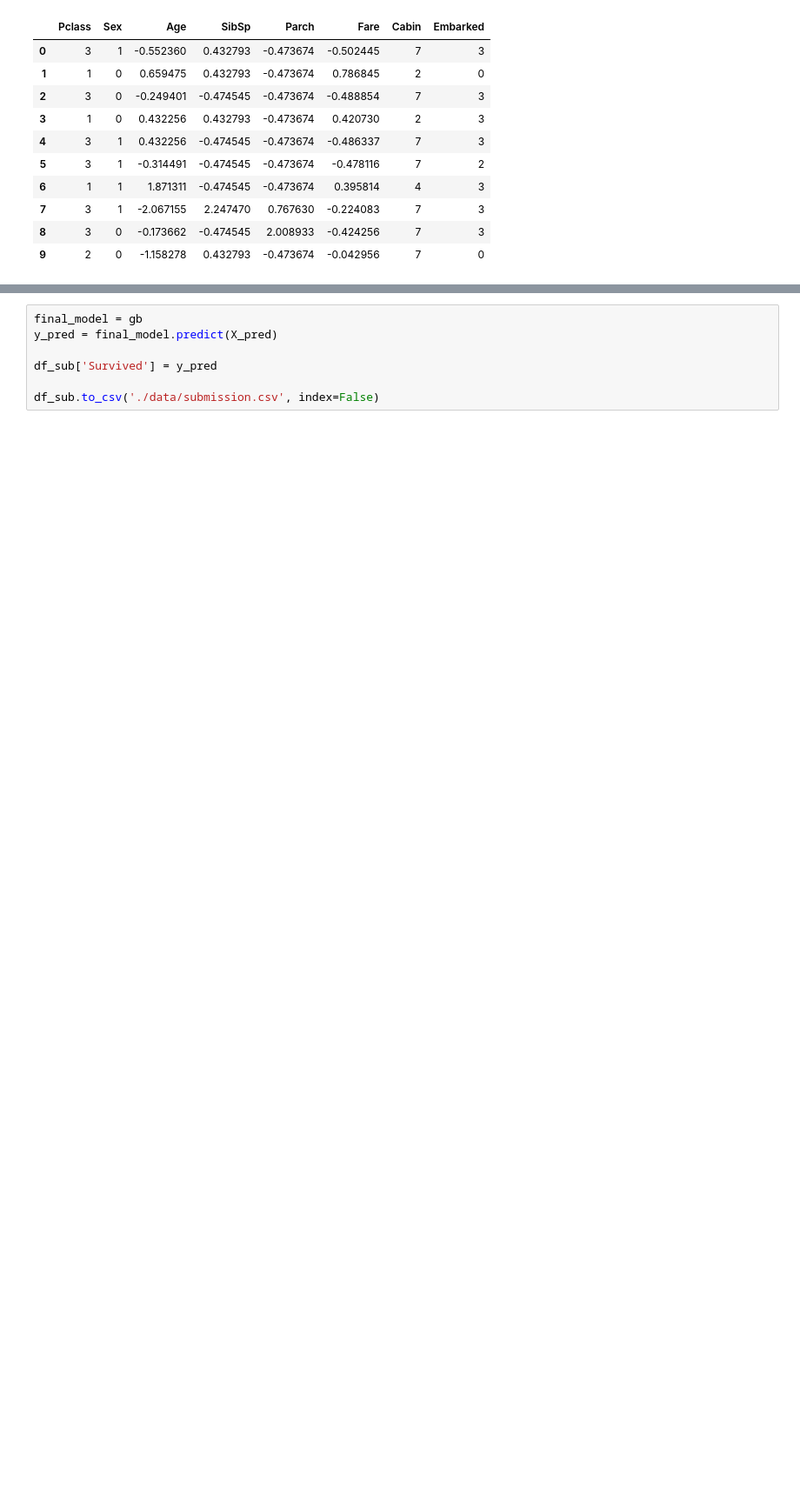
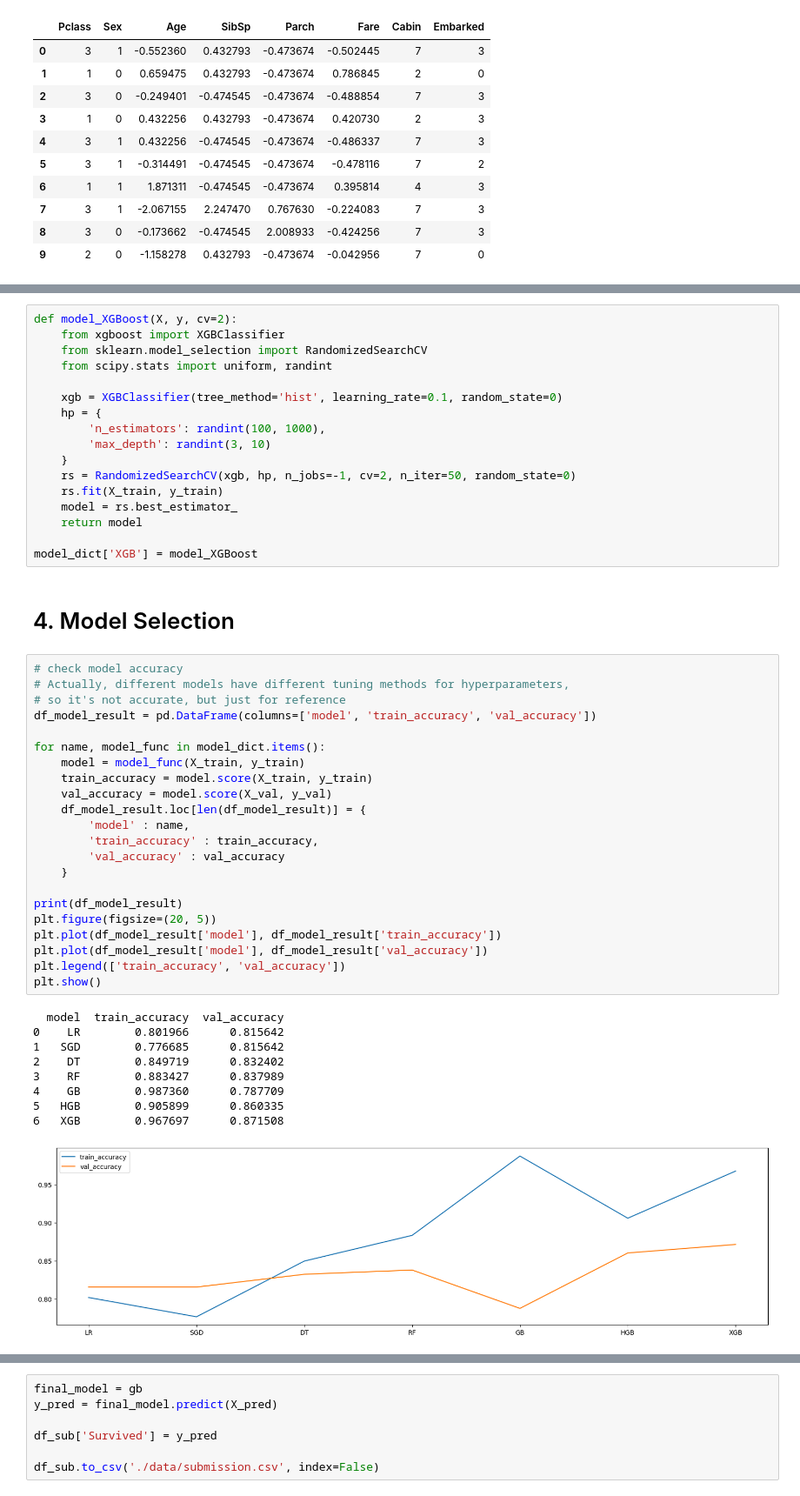
Before and after one commit to AndaCondaa/AI_Study, a Jupyter notebook: Competition/Titanic/Titanic.ipynb, the cells around one changed output, grey strips where cells are left out. Shown: that part at 87% size. Drawn from its saved outputs; the diff is of its cells as text; blank space fills up the shorter version.

```diff
--- a/Competition/Titanic/Titanic.ipynb
+++ b/Competition/Titanic/Titanic.ipynb
@@ -306,0 +297,51 @@ print(gb.score(X_val, y_val))
+# %%
+def model_XGBoost(X, y, cv=2):
+    from xgboost import XGBClassifier
+    from sklearn.model_selection import RandomizedSearchCV
+    from scipy.stats import uniform, randint
+
+    xgb = XGBClassifier(tree_method='hist', learning_rate=0.1, random_state=0)
+    hp = {
+        'n_estimators': randint(100, 1000),
+        'max_depth': randint(3, 10)
+    }
+    rs = RandomizedSearchCV(xgb, hp, n_jobs=-1, cv=2, n_iter=50, random_state=0)
+    rs.fit(X_train, y_train)
+    model = rs.best_estimator_
+    return model
+
+model_dict['XGB'] = model_XGBoost
+# %% [markdown]
+# 4. Model Selection
+# %%
+# check model accuracy
+# Actually, different models have different tuning methods for hyperparameters,
+# so it's not accurate, but just for reference
+df_model_result = pd.DataFrame(columns=['model', 'train_accuracy', 'val_accuracy'])
+
+for name, model_func in model_dict.items():
+    model = model_func(X_train, y_train)
+    train_accuracy = model.score(X_train, y_train)
+    val_accuracy = model.score(X_val, y_val)
+    df_model_result.loc[len(df_model_result)] = {
+        'model' : name,
+        'train_accuracy' : train_accuracy,
+        'val_accuracy' : val_accuracy
+    }
+
+print(df_model_result)
+plt.figure(figsize=(20, 5))
+plt.plot(df_model_result['model'], df_model_result['train_accuracy'])
+plt.plot(df_model_result['model'], df_model_result['val_accuracy'])
+plt.legend(['train_accuracy', 'val_accuracy'])
+plt.show()
+# %% [output]
+  model  train_accuracy  val_accuracy
+0    LR        0.801966      0.815642
+1   SGD        0.776685      0.815642
+2    DT        0.849719      0.832402
+3    RF        0.883427      0.837989
+4    GB        0.987360      0.787709
+5   HGB        0.905899      0.860335
+6   XGB        0.967697      0.871508
+[figure, added]
```
Also changed, not shown: parts of 37 cells of this notebook, 1 other file.
